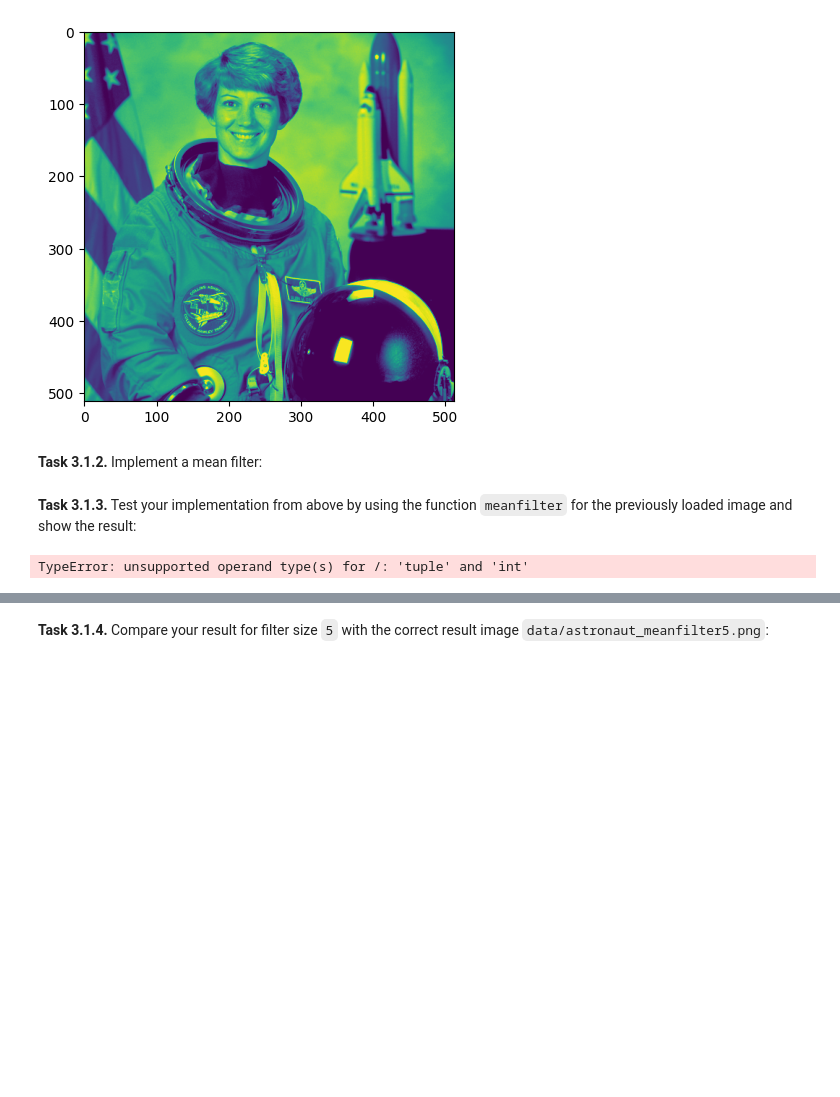
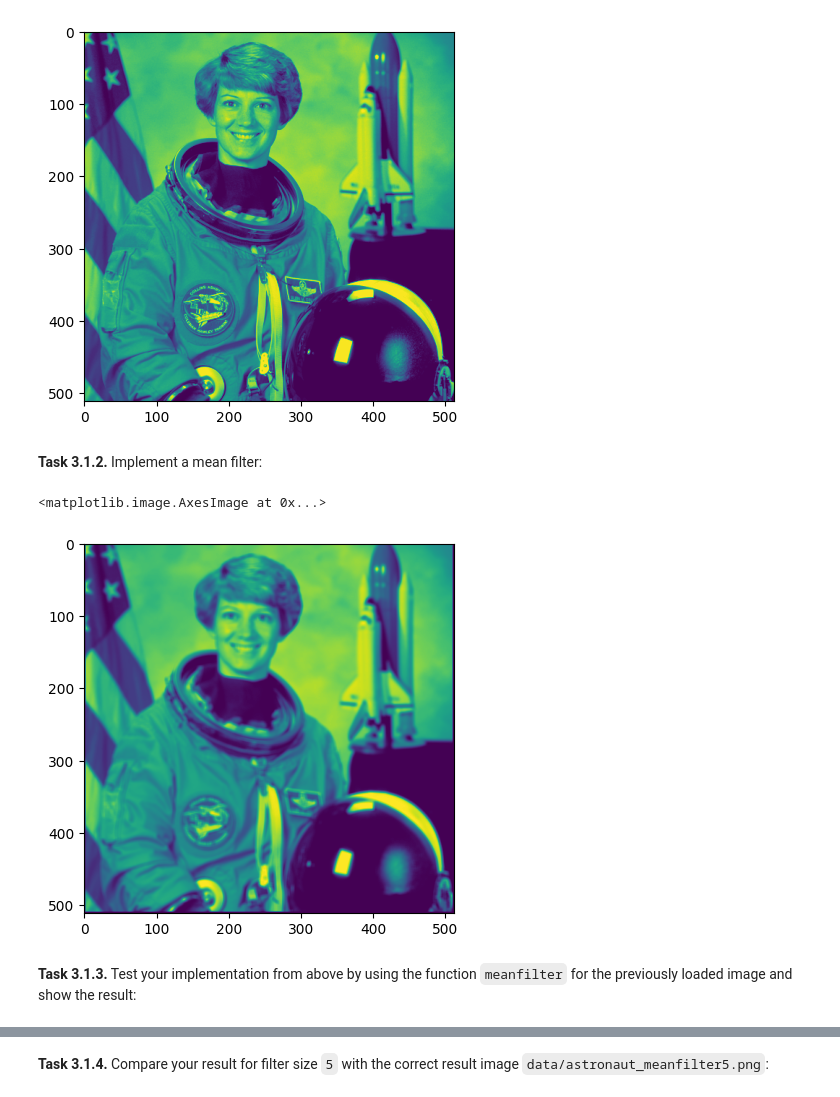
Before and after one commit to johanneska-byte/mobi-fs3-python, a Jupyter notebook: task3.ipynb, the cells around one changed output, grey strips where cells are left out. Saved outputs shown, nothing was run; the diff lists cells and outputs as text; code cells hidden in the pictures; blank space fills up the shorter version.

```diff
--- a/task3.ipynb
+++ b/task3.ipynb
@@ -20,26 +20,31 @@ plt.imshow(img)
 # %%
 def meanfilter(img_in, size):
 
     result = np.zeros(img_in.shape)
 
     n = (size - 1) // 2
 
     for p in np.ndindex(img_in.shape):
         neighborhood_sum = 0
-        for q in np.ndindex(size, size):
-            i = (p[0] + q[0]) - n
-            j = (p[1] + q[1]) - n
+        Anzahl  = 0
+        if p[0] >= n and p[1] >= n and p[0] < img_in.shape[0] - n and p[1] < img_in.shape[1] -n :
 
-            if 0 <=
-        result[p] = neighborhood_sum / count
+            for q in np.ndindex(size, size):
+                i = (p[0] + q[0]) - n
+                j = (p[1] + q[1]) - n
+                neighborhood_sum += img_in[i,j]
+                Anzahl += 1
+            result[p] = neighborhood_sum / Anzahl
+
     return result
+
+img_2 = img.copy()
+image_mean = meanfilter(img_2, size=5)
+plt.imshow(image_mean)
+# %% [output]
+<matplotlib.image.AxesImage at 0x...>
+[figure, added]
 # %%
 (p[0]+q[0],p[1]+q[1])
 # %% [markdown]
 **<a id="#">Task 3.1.3.</a>** Test your implementation from above by using the function `meanfilter` for the previously loaded image and show the result:
-# %%
-img_2 = img.copy()
-
-meanfilter(img_2, size= 3)
-# %% [output]
-TypeError: unsupported operand type(s) for /: 'tuple' and 'int'
```
Also changed, not shown: parts of 6 cells of this notebook.
